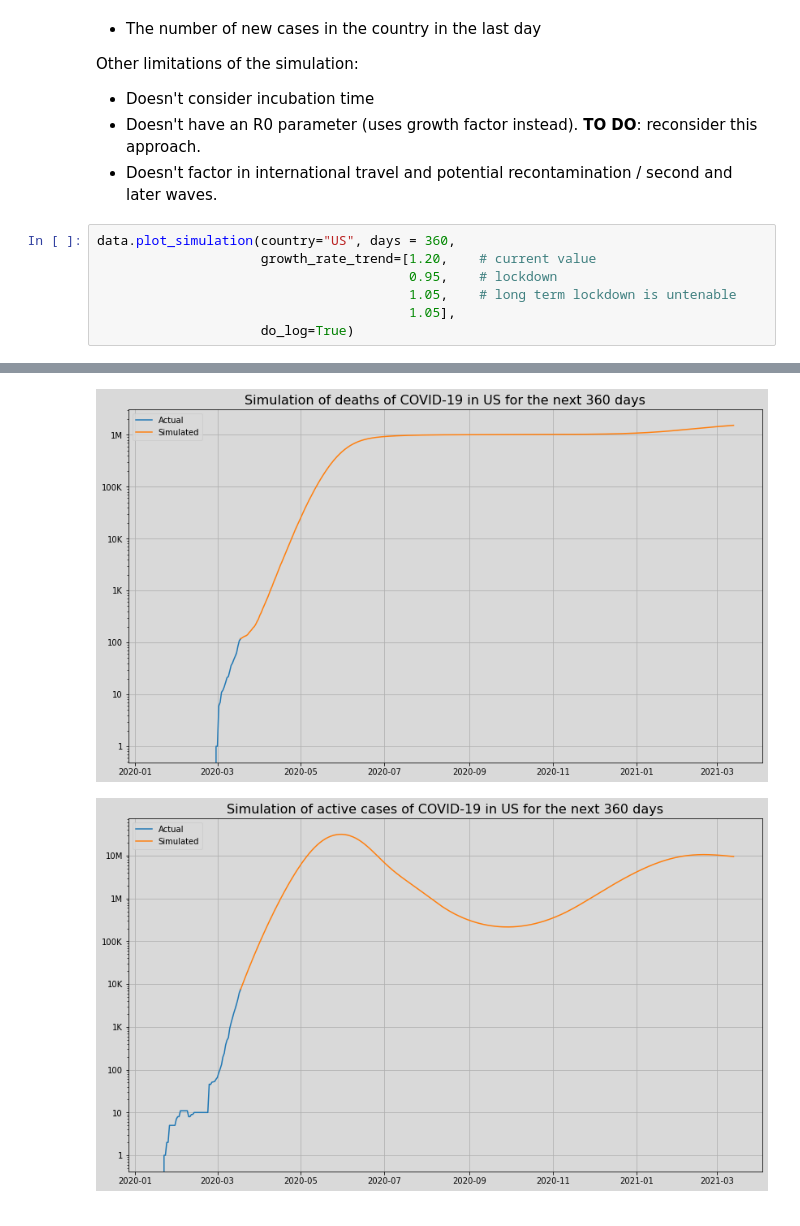
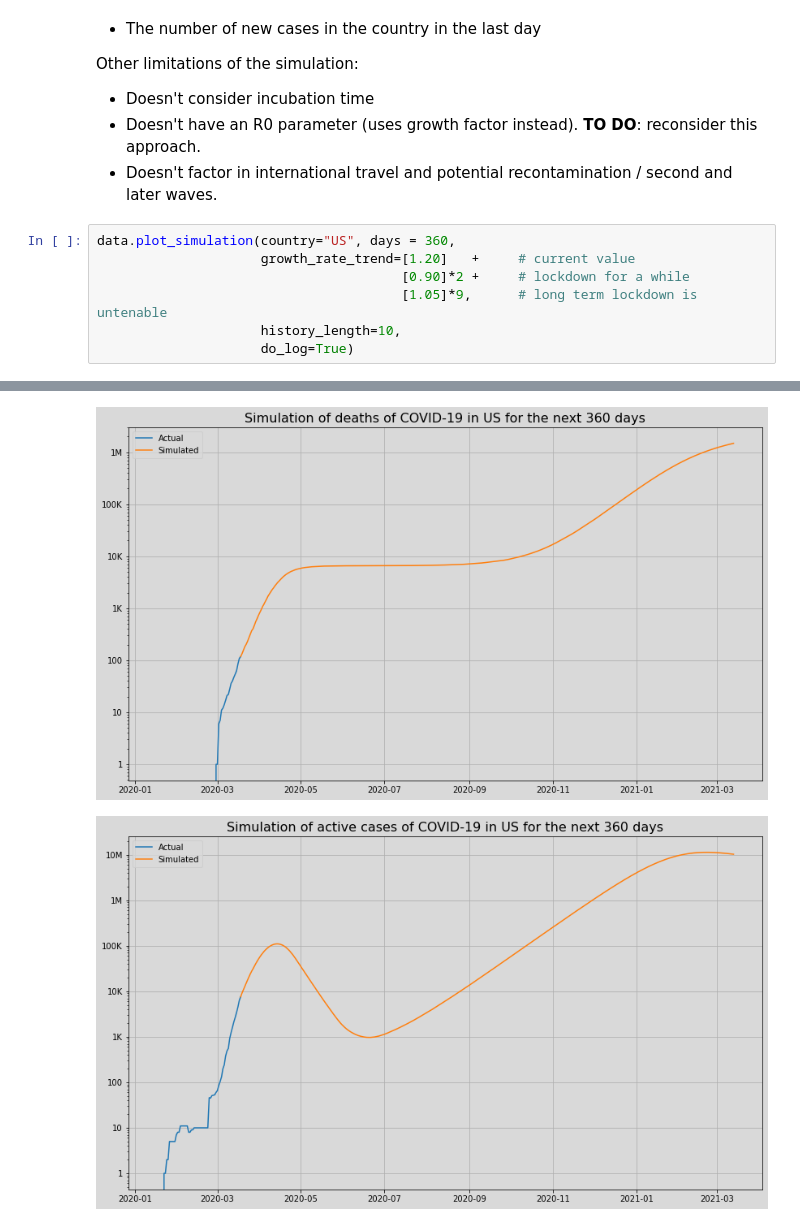
Before and after one commit to JeroenKools/covid19, a Jupyter notebook: COVID-19.ipynb, the cells around one changed output, grey strips where cells are left out. Saved outputs shown, nothing was run; the diff lists cells and outputs as text.

```diff
--- a/COVID-19.ipynb
+++ b/COVID-19.ipynb
@@ -236,9 +234,9 @@ Other limitations of the simulation:
 * Doesn't factor in international travel and potential recontamination / second and later waves.
 # %%
 data.plot_simulation(country="US", days = 360,
-                     growth_rate_trend=[1.20,    # current value
-                                        0.95,    # lockdown
-                                        1.05,    # long term lockdown is untenable
-                                        1.05],
+                     growth_rate_trend=[1.20]   +     # current value
+                                       [0.90]*2 +     # lockdown for a while
+                                       [1.05]*9,      # long term lockdown is untenable
+                     history_length=10,
                      do_log=True)
 # %% [output]
@@ -246,2 +244,2 @@ data.plot_simulation(country="US", days = 360,
-[figure, old version]
+[figure, new version]
-[figure, old version]
+[figure, new version]
```
Also changed, not shown: parts of 9 cells of this notebook, 2 other files.
